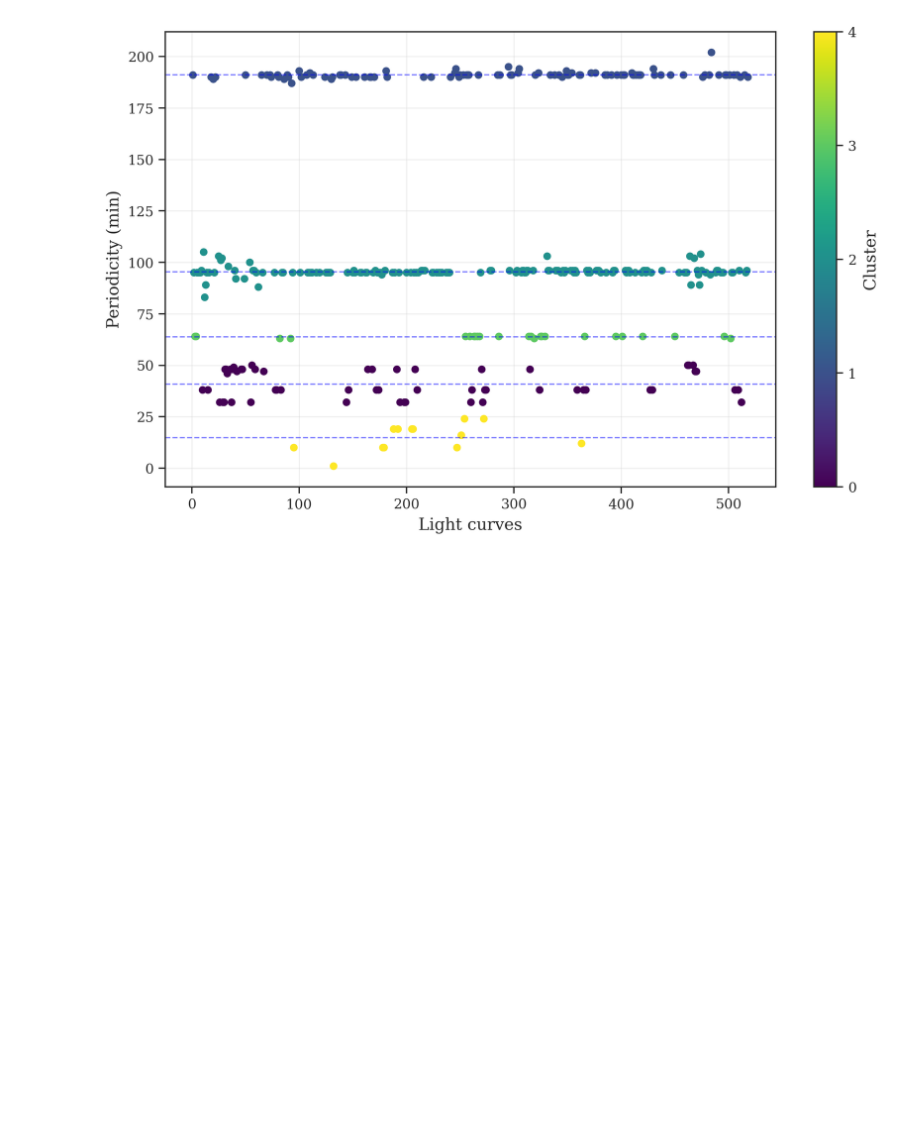
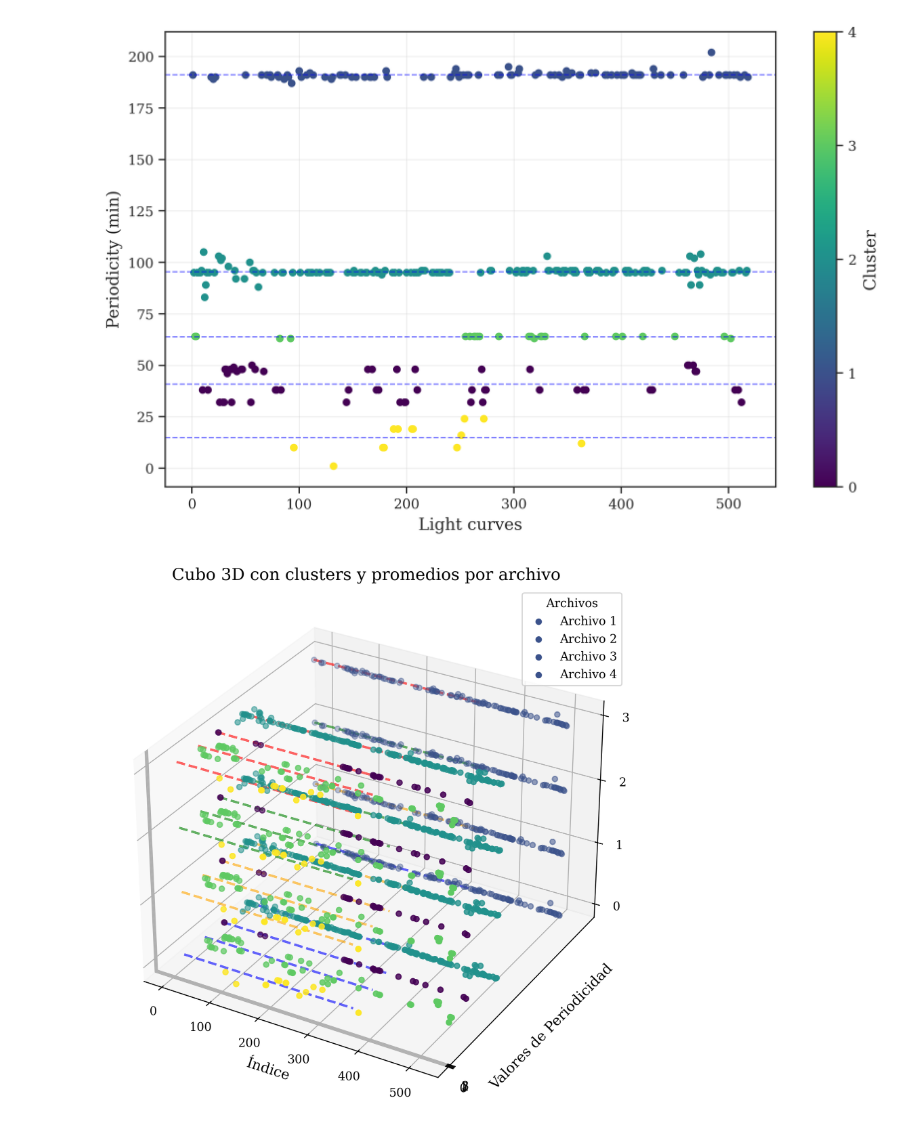
Before and after one commit to GuijonGustavo/Saggitarius-A-peridicity-Gamma-Rays, a Jupyter notebook: Robper_Periodograms_Clusters.ipynb, the cells around one changed output. Drawn from its saved outputs; the diff is of its cells as text; code cells hidden in the pictures; blank space fills up the shorter version.

Commit message:
con grafico de cubo, de prueba

```diff
--- a/Robper_Periodograms_Clusters.ipynb
+++ b/Robper_Periodograms_Clusters.ipynb
@@ -412,3 +412,81 @@ Cluster 4:
   Mean: 14.85
   Intervalo de Confianza al 95%: 10.82 a 18.87
 [figure]
+# %%
+import pandas as pd
+import numpy as np
+import matplotlib.pyplot as plt
+from scipy import stats
+from sklearn.cluster import KMeans
+from mpl_toolkits.mplot3d import Axes3D
+
+# Configuración avanzada de Matplotlib
+plt.rcParams.update({
+    "axes.titlesize": 14,
+    "axes.labelsize": 12,
+    "xtick.labelsize": 10,
+    "ytick.labelsize": 10,
+    "legend.fontsize": 10,
+    "font.family": "serif",
+    "figure.dpi": 300,
+    "savefig.dpi": 300,
+    "figure.figsize": (12, 8),
+    "axes.grid": True,
+    "grid.alpha": 0.3,
+    "lines.linewidth": 2,
+})
+
+# Lista de archivos
+files = [
+    "resultados_periodogramas_1_700periodos_modelsine.txt",
+    "resultados_periodogramas_1_700periodos_modelsine.txt",
+    "resultados_periodogramas_1_700periodos_modelsine.txt",
+    "resultados_periodogramas_1_700periodos_modelsine.txt",
+]
+
+# Inicializar figura 3D
+fig = plt.figure()
+ax = fig.add_subplot(111, projection='3d')
+
+# Colores para cada archivo
+colors = ['blue', 'orange', 'green', 'red']
+
+# Iterar sobre los archivos y agregar los datos al cubo
+for z_index, file_path in enumerate(files):
+    # Leer los datos
+    data = pd.read_csv(file_path, header=None, names=['values'], na_values=['NA'])
+    data.dropna(inplace=True)
+
+    # Aplicar KMeans
+    n_clusters = 5  # Número de clusters
+    kmeans = KMeans(n_clusters=n_clusters, random_state=0)
+    data['cluster'] = kmeans.fit_predict(data[['values']])
+
+    # Calcular medias e intervalos de confianza
+    intervals = []
+    for cluster in range(n_clusters):
+        cluster_data = data[data['cluster'] == cluster]['values']
+        mean = cluster_data.mean()
+        std = cluster_data.std()
+        n = len(cluster_data)
+        conf_int = stats.t.interval(0.95, df=n-1, loc=mean, scale=std/np.sqrt(n))
+        intervals.append((mean, conf_int))
+
+    # Agregar al gráfico 3D
+    ax.scatter(data.index, data['values'], zs=z_index, c=data['cluster'], cmap='viridis', label=f'Archivo {z_index+1}')
+
+    # Añadir medias al gráfico
+    for i, (mean, conf_int) in enumerate(intervals):
+        ax.plot([0, len(data)], [mean, mean], zs=z_index, color=colors[z_index], linestyle='--', alpha=0.6)
+
+# Etiquetas y personalización
+ax.set_xlabel("Índice")
+ax.set_ylabel("Valores de Periodicidad")
+ax.set_zlabel("Archivos")
+ax.set_yticks(np.arange(len(files)))
+ax.set_zticks(range(len(files)))
+ax.legend(title="Archivos")
+plt.title("Cubo 3D con clusters y promedios por archivo")
+plt.show()
+# %% [output]
+[figure, added]
```
